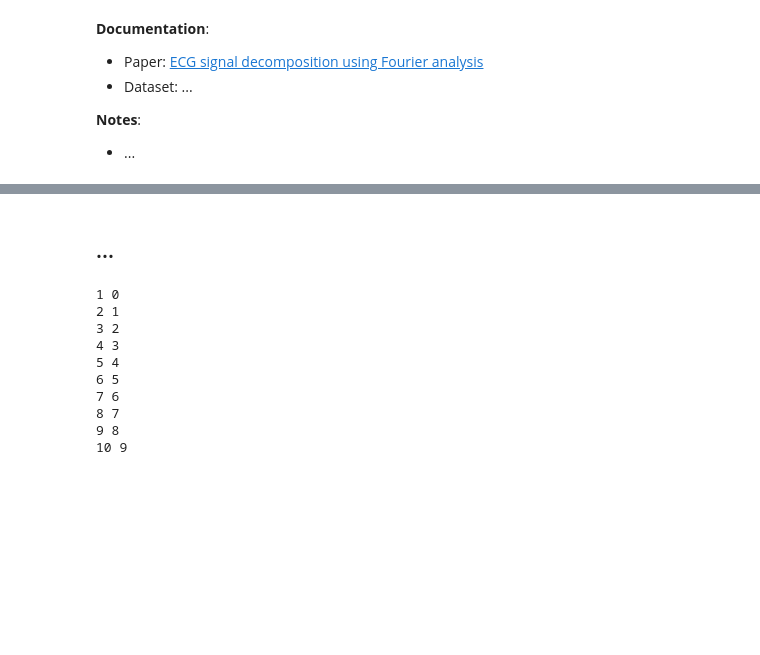
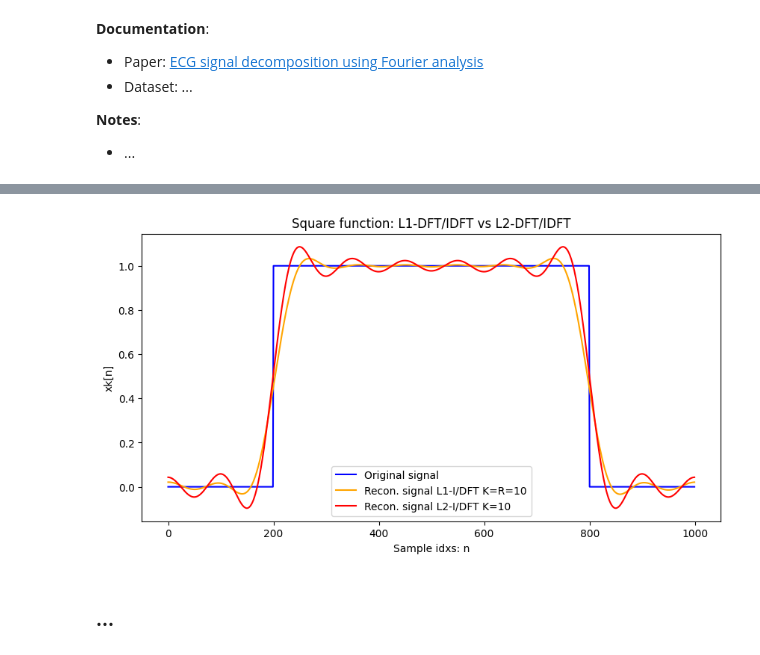
Before and after one commit to MatteoOnger/BSP_Project, a Jupyter notebook: BSP_ECG.ipynb, the cells around one changed output, grey strips where cells are left out. Saved outputs shown, nothing was run; the diff lists cells and outputs as text; code cells hidden in the pictures; blank space fills up the shorter version.

```diff
--- a/BSP_ECG.ipynb
+++ b/BSP_ECG.ipynb
@@ -251,0 +235,26 @@ plt.show()
+# %%
+# number of samples
+N = 1000
+
+# original signal
+n = np.arange(N)
+x = np.array([0] * (N//5) + [1] * (3*N//5) + [0] * (N//5))
+
+# compute dft and reconstruct the signal
+c1 = dft_l1(x, K=10, max_iters=10)
+c2 = np.fft.fft(x) * np.array([1] * (10) + [0] * (N-19) + [1] * (9))
+
+xk1 = idft_l1(c1, N=N, onlyreal=True)
+xk2 = np.real(np.fft.ifft(c2))
+
+# plot the results
+plt.figure(figsize=(10, 5))
+plt.title("Square function: L1-DFT/IDFT vs L2-DFT/IDFT")
+plt.plot(n, x, c="blue", label="Original signal")
+plt.plot(n, xk1, c="orange", label="Recon. signal L1-I/DFT K=R=10")
+plt.plot(n, xk2, c="red", label="Recon. signal L2-I/DFT K=10")
+plt.xlabel("Sample idxs: n")
+plt.ylabel("xk[n]")
+plt.legend(loc="lower center")
+plt.show()
+# %% [output]
@@ -252,19 +263,3 @@ plt.show()
+[figure, added]
 # %% [markdown]
 ## ...
-# %%
-a = 0
-b = None
-for i in range(1, 11):
-    b, a = a, i
-    print(a, b)
-# %% [output]
-1 0
-2 1
-3 2
-4 3
-5 4
-6 5
-7 6
-8 7
-9 8
-10 9
```
Also changed, not shown: parts of 7 cells of this notebook.
